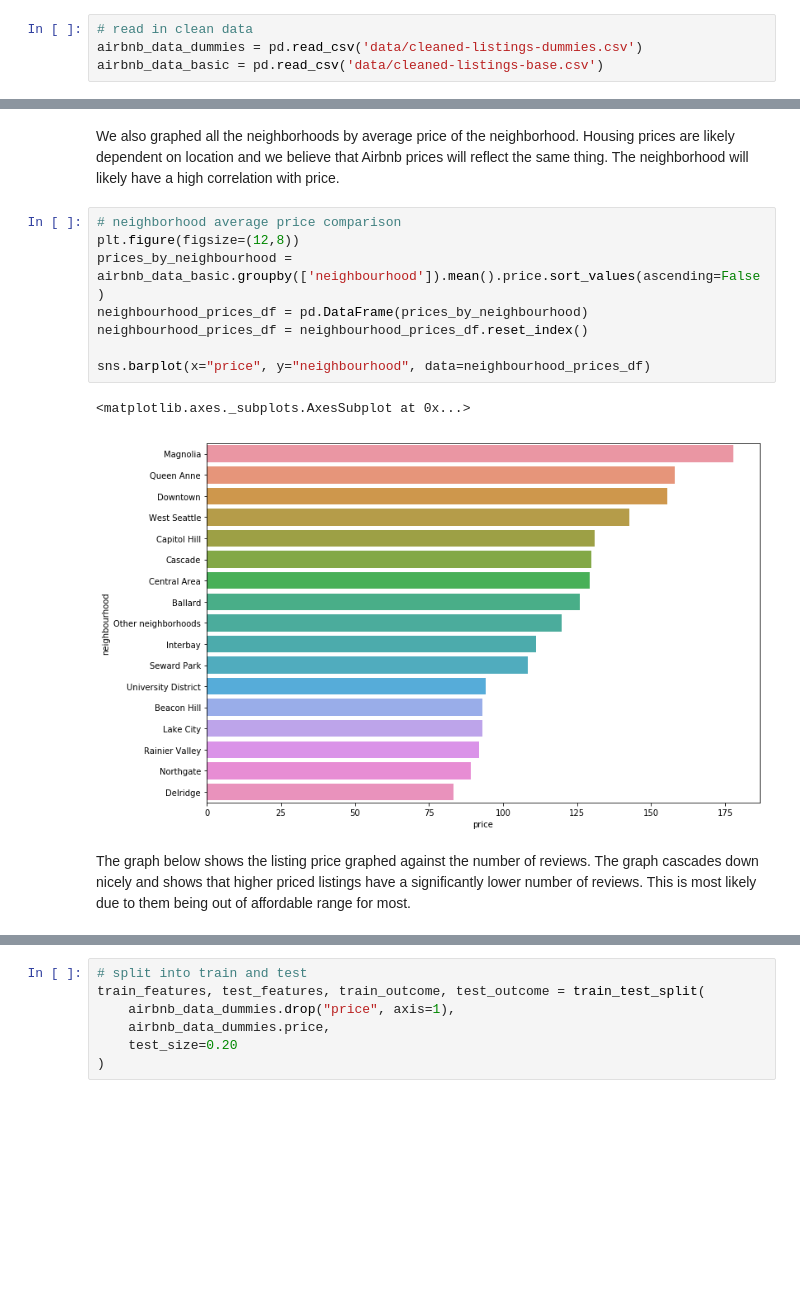
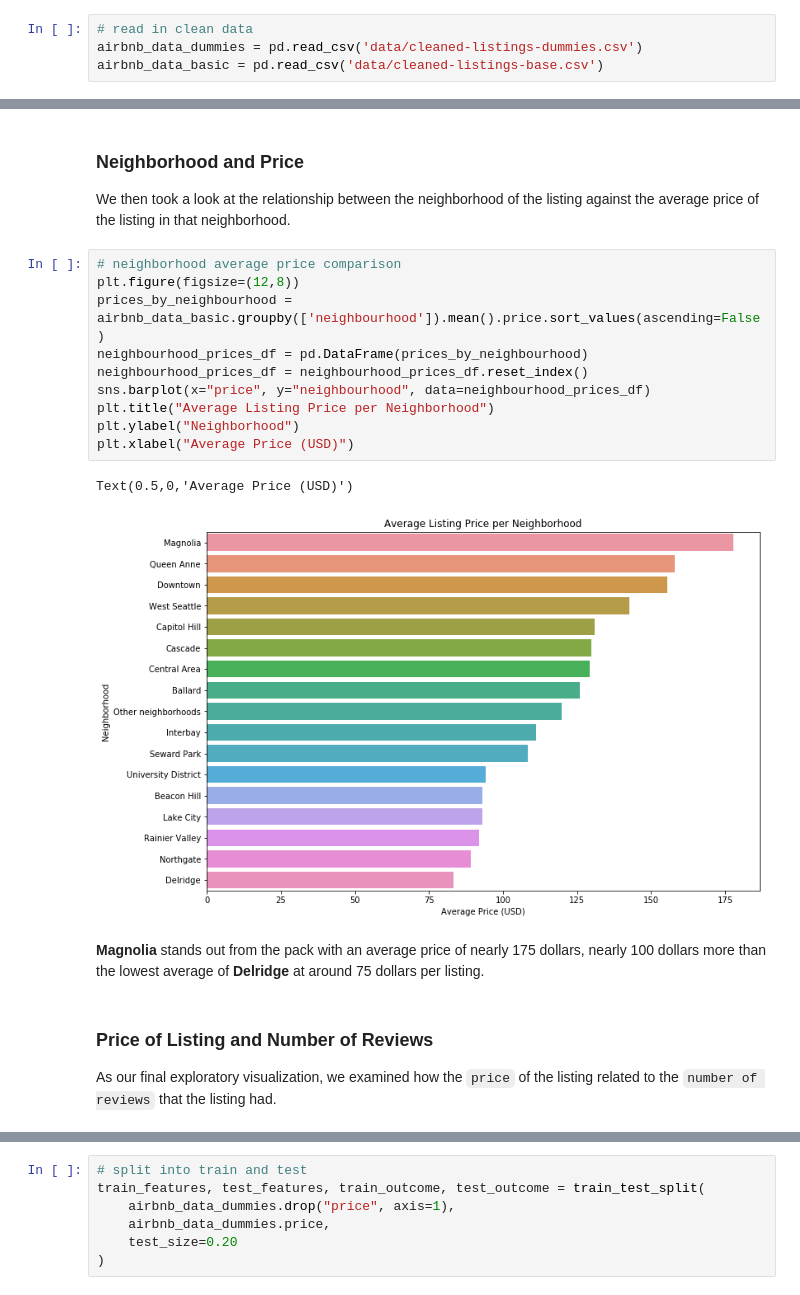
Before and after one commit to joshkeating/inf370-final-project, a Jupyter notebook: analysis.ipynb, the cells around one changed output, grey strips where cells are left out. Cells and saved outputs as stored; diff of their text form; blank space fills up the shorter version.

```diff
--- a/analysis.ipynb
+++ b/analysis.ipynb
@@ -150,18 +119,24 @@ Text(0.5, 1.0, 'Sentiment Score vs. Price')
-# %% [markdown]
-We also graphed all the neighborhoods by average price of the neighborhood. Housing prices are likely dependent on location and we believe that Airbnb prices will reflect the same thing. The neighborhood will likely have a high correlation with price.
+# %% [markdown]
+### Neighborhood and Price
+We then took a look at the relationship between the neighborhood of the listing against the average price of the listing in that neighborhood.
 # %%
 # neighborhood average price comparison
 plt.figure(figsize=(12,8))
 prices_by_neighbourhood = airbnb_data_basic.groupby(['neighbourhood']).mean().price.sort_values(ascending=False)
 neighbourhood_prices_df = pd.DataFrame(prices_by_neighbourhood)
 neighbourhood_prices_df = neighbourhood_prices_df.reset_index()
-
 sns.barplot(x="price", y="neighbourhood", data=neighbourhood_prices_df)
+plt.title("Average Listing Price per Neighborhood")
+plt.ylabel("Neighborhood")
+plt.xlabel("Average Price (USD)")
 # %% [output]
-<matplotlib.axes._subplots.AxesSubplot at 0x...>
+Text(0.5,0,'Average Price (USD)')
-[figure, old version]
+[figure, new version]
-# %% [markdown]
-The graph below shows the listing price graphed against the number of reviews. The graph cascades down nicely and shows that higher priced listings have a significantly lower number of reviews. This is most likely due to them being out of affordable range for most.
+# %% [markdown]
+**Magnolia** stands out from the pack with an average price of nearly 175 dollars, nearly 100 dollars more than the lowest average of **Delridge** at around 75 dollars per listing.
+# %% [markdown]
+### Price of Listing and Number of Reviews
+As our final exploratory visualization, we examined how the `price` of the listing related to the `number of reviews` that the listing had.
 # %%
 plt.figure(figsize=(12,8))
 plt.scatter(airbnb_data_basic['price'], airbnb_data_basic['number_of_reviews'])
```
Also changed, not shown: parts of 78 cells of this notebook, 1 other file.
